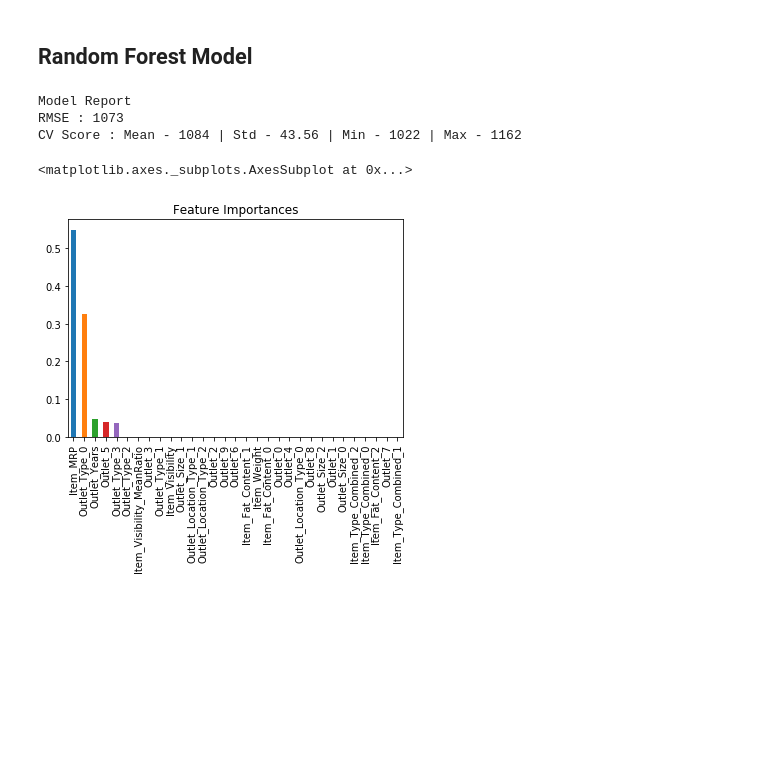
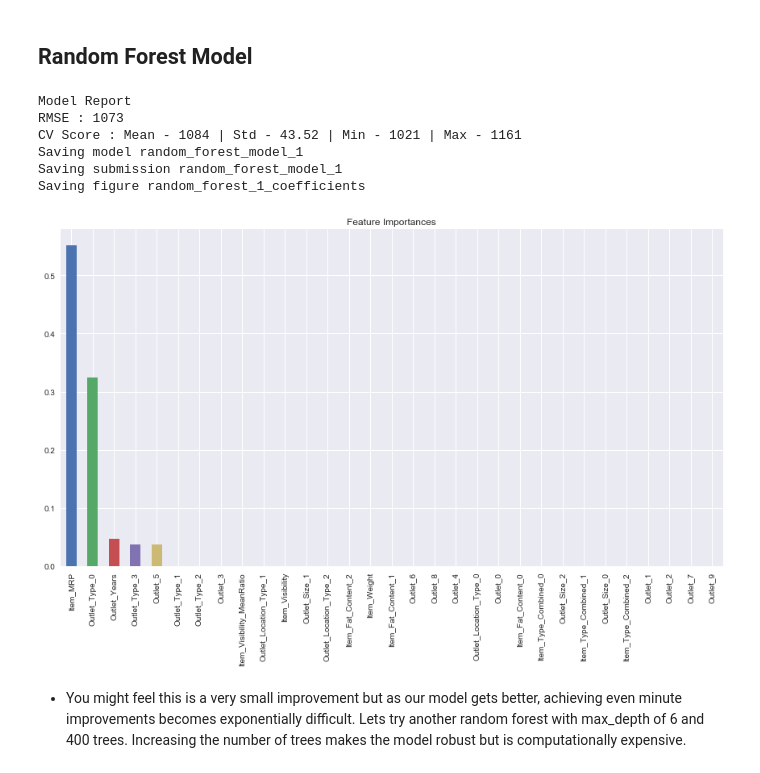
Before and after one commit to dorond/big-mart-sales-prediction, a Jupyter notebook: Big Mart Sales Prediction V2.ipynb, the cells around one changed output. Cells and saved outputs as stored; diff of their text form; code cells hidden in the pictures; blank space fills up the shorter version.

```diff
--- a/Big Mart Sales Prediction V2.ipynb
+++ b/Big Mart Sales Prediction V2.ipynb
@@ -1,8 +60,2 @@
 # %% [markdown]
 # Data Exploration
-# %%
-import pandas as pd
-import numpy as np
-%matplotlib inline
-from matplotlib.pylab import rcParams
-rcParams['figure.figsize'] = 12, 8
@@ -447,0 +636,8 @@ CV Score : Mean - 1130 | Std - 44.6 | Min - 1076 | Max - 1217
+# %%
+predictors = [x for x in train.columns if x not in [target]+IDcol]
+alg = SVR(kernel="linear")
+modelfit(alg, train, test, predictors, target, IDcol, 'svm_model')
+coef = pd.Series(alg.coef_[0], predictors).sort_values(ascending=False)
+coef.plot(kind='bar', title='Feature Importances', figsize=(12, 8))
+
+save_fig('svm_coefficients')
@@ -451,10 +655,12 @@ CV Score : Mean - 1130 | Std - 44.6 | Min - 1076 | Max - 1217
 from sklearn.tree import DecisionTreeRegressor
 # %%
 predictors = [x for x in train.columns if x not in [target]+IDcol]
-alg3 = DecisionTreeRegressor(max_depth=15, min_samples_leaf=100)
-modelfit(alg3, train, test, predictors, target, IDcol, 'alg3.csv')
-coef3 = pd.Series(alg3.feature_importances_, predictors).sort_values(ascending=False)
-coef3.plot(kind='bar', title='Feature Importances')
+alg = DecisionTreeRegressor(max_depth=15, min_samples_leaf=100)
+modelfit(alg, train, test, predictors, target, IDcol, 'decision_tree_model_1')
+coef = pd.Series(alg.feature_importances_, predictors).sort_values(ascending=False)
+coef.plot(kind='bar', title='Feature Importances', figsize=(12, 8))
+
+save_fig('decision_tree_1_coefficients')
 # %% [output]
 Model Report
 RMSE : 1058
@@ -464,9 +674,11 @@ CV Score : Mean - 1091 | Std - 45.42 | Min - 1003 | Max - 1186
 # %%
 predictors = ['Item_MRP','Outlet_Type_0','Outlet_5','Outlet_Years']
-alg4 = DecisionTreeRegressor(max_depth=8, min_samples_leaf=150)
-modelfit(alg4, train, test, predictors, target, IDcol, 'alg4.csv')
-coef4 = pd.Series(alg4.feature_importances_, predictors).sort_values(ascending=False)
-coef4.plot(kind='bar', title='Feature Importances')
+alg = DecisionTreeRegressor(max_depth=8, min_samples_leaf=150)
+modelfit(alg, train, test, predictors, target, IDcol, 'decision_tree_model_2')
+coef = pd.Series(alg.feature_importances_, predictors).sort_values(ascending=False)
+coef.plot(kind='bar', title='Feature Importances', figsize=(12, 8))
+
+save_fig('decision_tree_2_coefficients')
 # %% [output]
 Model Report
 RMSE : 1071
@@ -479,15 +693,21 @@ CV Score : Mean - 1096 | Std - 43.3 | Min - 1027 | Max - 1172
 from sklearn.ensemble import RandomForestRegressor
 # %%
 predictors = [x for x in train.columns if x not in [target]+IDcol]
-alg5 = RandomForestRegressor(n_estimators=200,max_depth=5, min_samples_leaf=100,n_jobs=4)
-modelfit(alg5, train, test, predictors, target, IDcol, 'alg5.csv')
-coef5 = pd.Series(alg5.feature_importances_, predictors).sort_values(ascending=False)
-coef5.plot(kind='bar', title='Feature Importances')
+alg = RandomForestRegressor(n_estimators=200,max_depth=5, min_samples_leaf=100,n_jobs=4)
+modelfit(alg, train, test, predictors, target, IDcol, 'random_forest_model_1')
+coef = pd.Series(alg.feature_importances_, predictors).sort_values(ascending=False)
+coef.plot(kind='bar', title='Feature Importances', figsize=(12, 8))
+
+save_fig('random_forest_1_coefficients')
 # %% [output]
 Model Report
 RMSE : 1073
-CV Score : Mean - 1084 | Std - 43.56 | Min - 1022 | Max - 1162
+CV Score : Mean - 1084 | Std - 43.52 | Min - 1021 | Max - 1161
+Saving model random_forest_model_1
+Saving submission random_forest_model_1
+Saving figure random_forest_1_coefficients
-<matplotlib.axes._subplots.AxesSubplot at 0x...>
-[figure, old version]
+[figure, new version]
+# %% [markdown]
+- You might feel this is a very small improvement but as our model gets better, achieving even minute improvements becomes exponentially difficult. Lets try another random forest with max_depth of 6 and 400 trees. Increasing the number of trees makes the model robust but is computationally expensive.
 # %%
 predictors = [x for x in train.columns if x not in [target]+IDcol]
```
Also changed, not shown: parts of 75 cells of this notebook, 33 other files.
